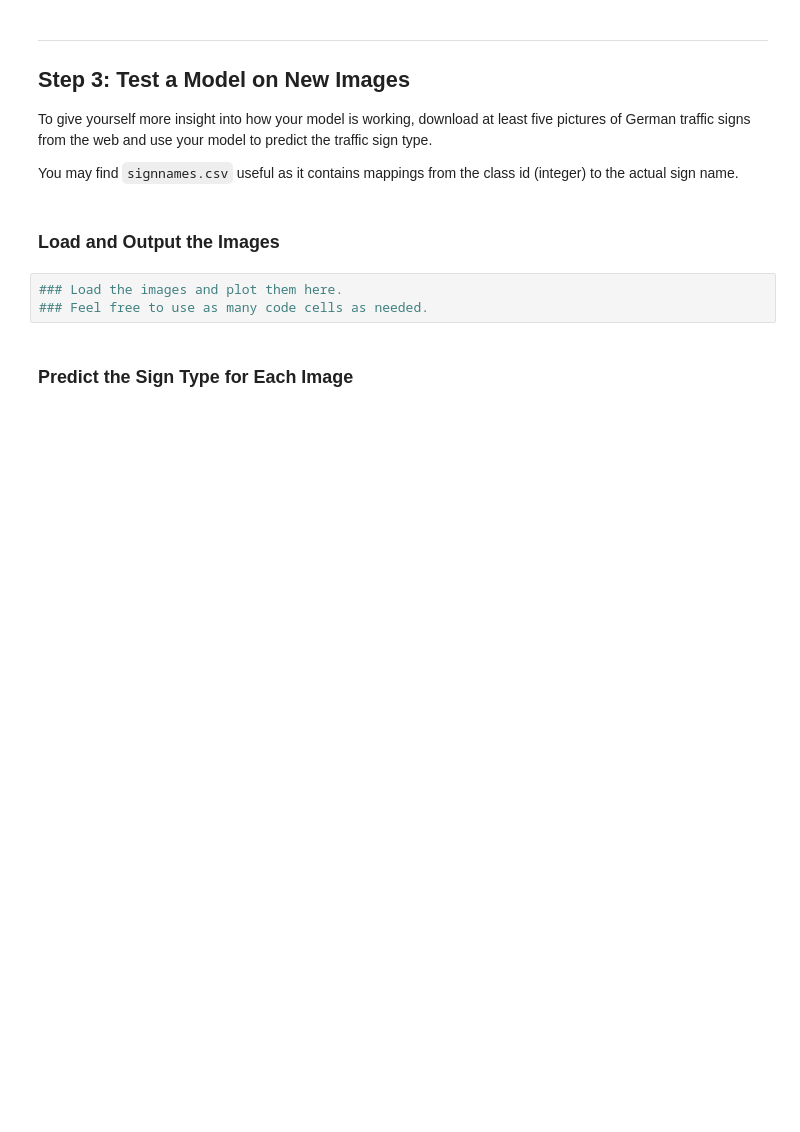
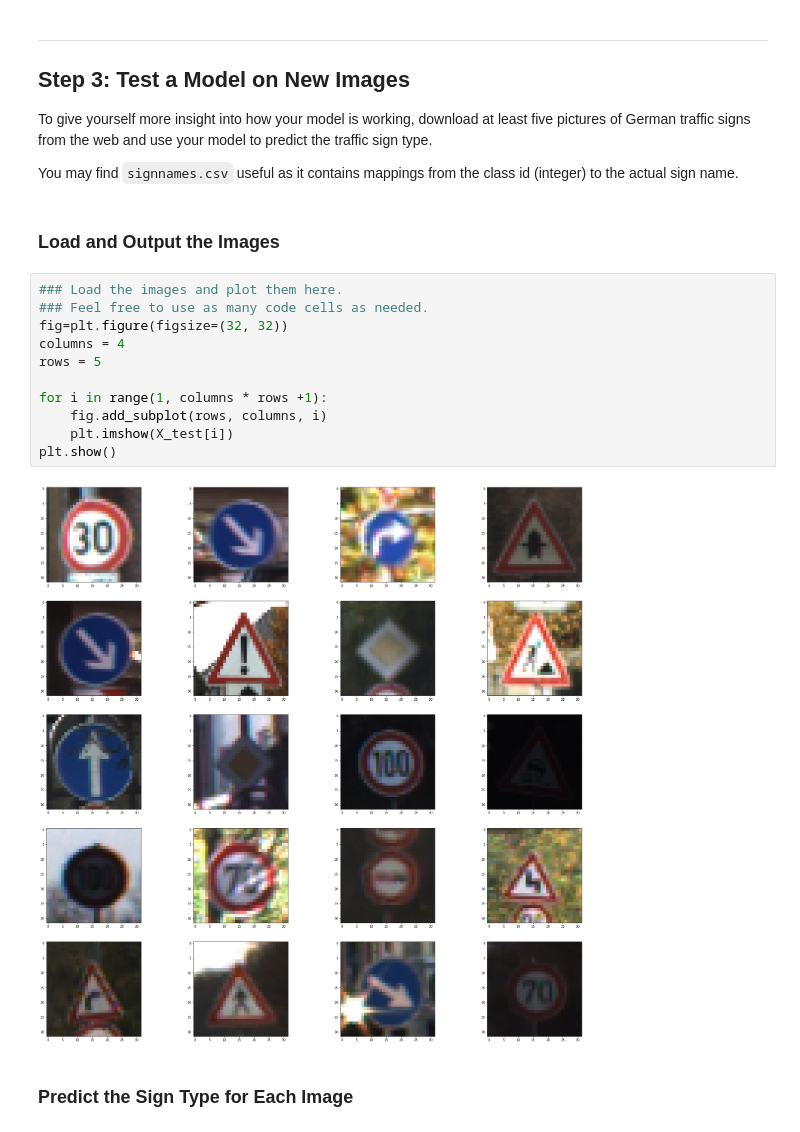
Before and after one commit to st9007a/CarND-Traffic-Sign-Classifier-Project, a Jupyter notebook: Traffic_Sign_Classifier.ipynb, the cells around one changed output. Drawn from its saved outputs; the diff is of its cells as text; blank space fills up the shorter version.

Commit message:
New test data

```diff
--- a/Traffic_Sign_Classifier.ipynb
+++ b/Traffic_Sign_Classifier.ipynb
@@ -225,6 +218,16 @@ You may find `signnames.csv` useful as it contains mappings from the class id (i
 # %%
 ### Load the images and plot them here.
 ### Feel free to use as many code cells as needed.
+fig=plt.figure(figsize=(32, 32))
+columns = 4
+rows = 5
+
+for i in range(1, columns * rows +1):
+    fig.add_subplot(rows, columns, i)
+    plt.imshow(X_test[i])
+plt.show()
+# %% [output]
+[figure, added]
 # %% [markdown]
 ### Predict the Sign Type for Each Image
 # %%
```
Also changed, not shown: parts of 8 cells of this notebook, 5 other files.
